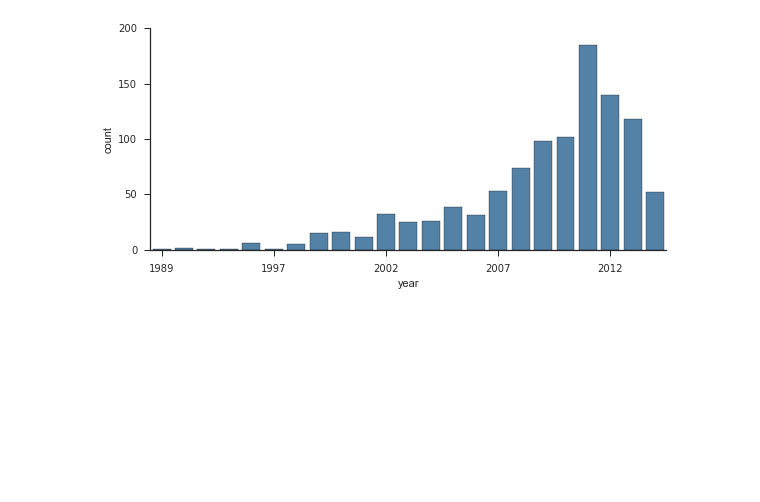
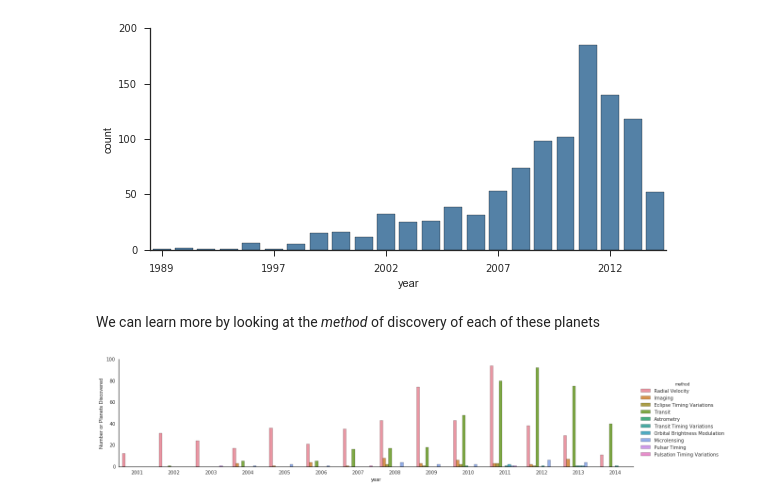
Before and after one commit to jorellano/Visualization-with-Matplotlib, a Jupyter notebook: !13 Visualization with Seaborn.ipynb, the cells around one changed output. Cells and saved outputs as stored; diff of their text form; code cells hidden in the pictures; blank space fills up the shorter version.

```diff
--- a/!13 Visualization with Seaborn.ipynb
+++ b/!13 Visualization with Seaborn.ipynb
@@ -201,3 +201,12 @@ with sns.axes_style('ticks'):
     g.set_xticklabels(step=5)
 # %% [output]
 [figure]
+# %% [markdown]
+We can learn more by looking at the *method* of discovery of each of these planets
+# %%
+with sns.axes_style('white'):
+    g = sns.factorplot("year", data=planets, aspect=4, kind='count', # changing aspect changes size
+                       hue='method', order=range(2001, 2015))
+    g.set_ylabels('Number or Planets Discovered')
+# %% [output]
+[figure, added]
```
Also changed, not shown: parts of 6 cells of this notebook, 1 other file.
